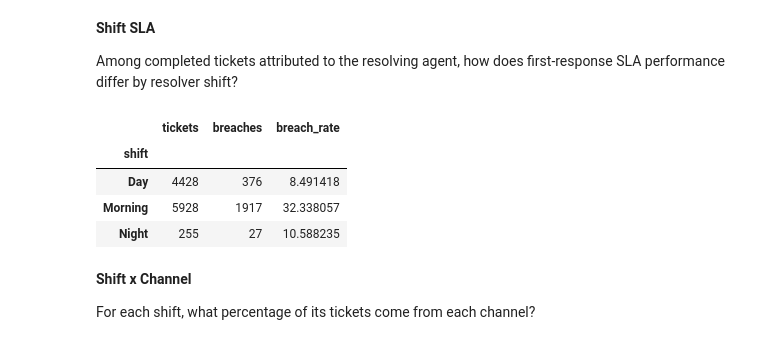
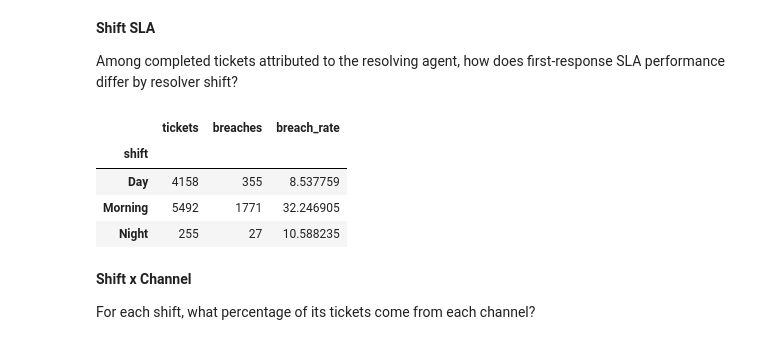
Before and after one commit to Deepmalya2506/Vireo-AI_SLA, a Jupyter notebook: vireo_sla/notebooks/01_vireo_sla_analysis.ipynb, the cells around one changed output. Saved outputs shown, nothing was run; the diff lists cells and outputs as text; code cells hidden in the pictures.

```diff
--- a/vireo_sla/notebooks/01_vireo_sla_analysis.ipynb
+++ b/vireo_sla/notebooks/01_vireo_sla_analysis.ipynb
@@ -680 +705,3 @@ We try studying
+# %%
+tier1 = valid[valid["tier"] == 1].copy() # The policy explicitly says Tier 2 agents should not be compared with Tier 1 on volume metrics.
 # %%
@@ -718,26 +745,26 @@ np.int64(0)
 
 Among completed tickets attributed to the resolving agent, how does first-response SLA performance differ by resolver shift?
 # %%
-# Here we must use valid df since shift comes from the resolver's roster.
+# Here we must use tier1 since shift comes from the resolver's roster.
 
 shift_summary = (
-    valid
+    tier1
     .groupby("shift")
     .agg(
         tickets=("ticket_id", "count"),
         breaches=("breach", "sum"),
         breach_rate=("breach", "mean")
     )
 )
 
 shift_summary["breach_rate"] *= 100
 
 shift_summary
 # %% [output]
 |  | tickets | breaches | breach_rate |
 | shift |  |  |  |
-| Day | 4428 | 376 | 8.491418 |
-| Morning | 5928 | 1917 | 32.338057 |
+| Day | 4158 | 355 | 8.537759 |
+| Morning | 5492 | 1771 | 32.246905 |
 | Night | 255 | 27 | 10.588235 |
 # %% [markdown]
 **Shift x Channel**
```
Also changed, not shown: parts of 91 cells of this notebook, 11 other files.
